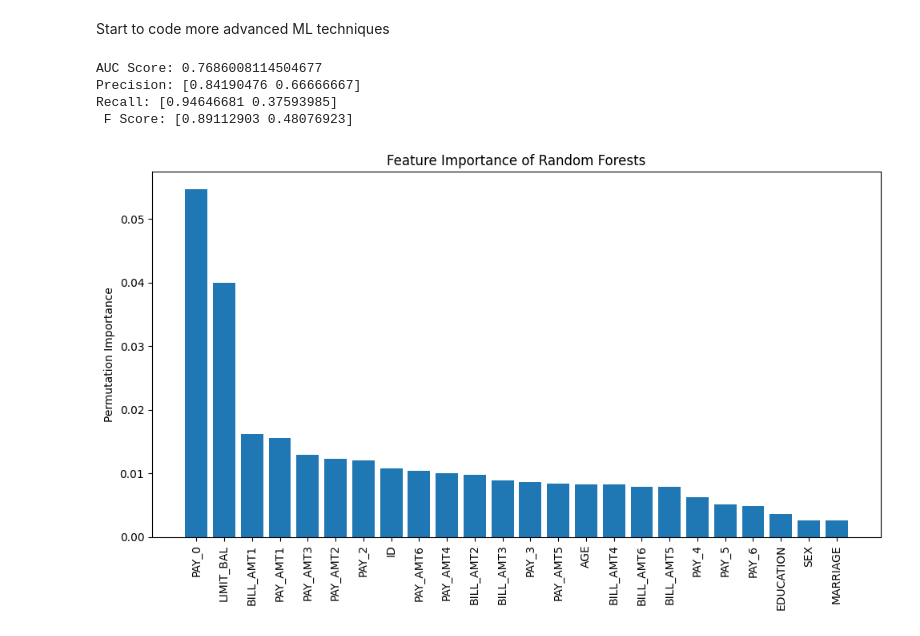
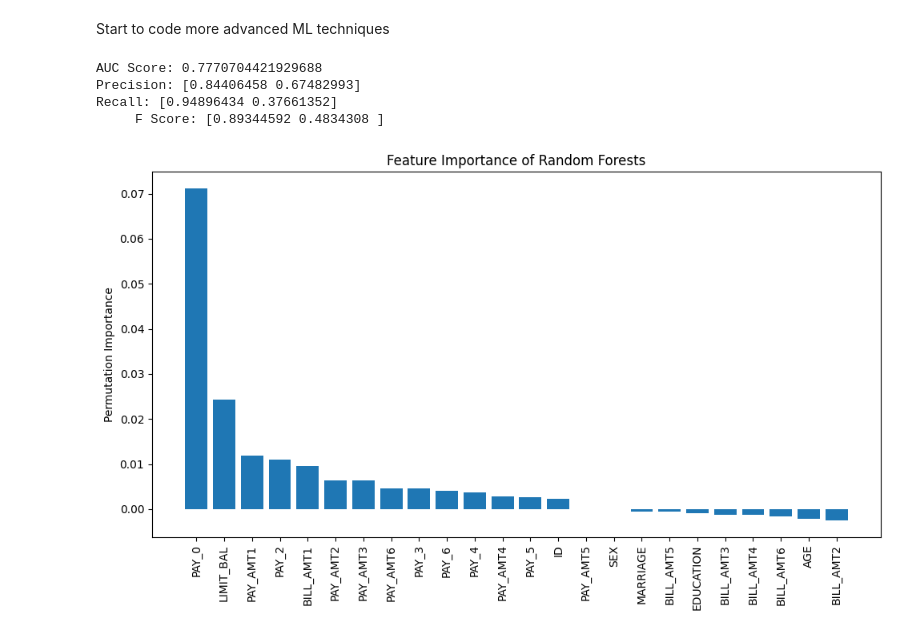
Before and after one commit to melakubu/DS340, a Jupyter notebook: DS340_models.ipynb, the cells around one changed output. Drawn from its saved outputs; the diff is of its cells as text; code cells hidden in the pictures.

```diff
--- a/DS340_models.ipynb
+++ b/DS340_models.ipynb
@@ -63,46 +114,19 @@ Start to code more advanced ML techniques
 # %%
 #Random Forests
 from sklearn.ensemble import RandomForestClassifier
 from sklearn.model_selection import GridSearchCV
 
 parameter_grid = {'n_estimators': [10,100,200,500,1000]}
 
-RF = RandomForestClassifier(n_jobs=-1)
-RF_gridsearch = GridSearchCV(RF,param_grid=parameter_grid,scoring='roc_auc',cv=5,n_jobs=-1)
+RF = RandomForestClassifier()
+RF_gridsearch = GridSearchCV(RF,param_grid=parameter_grid,scoring='roc_auc',cv=7,n_jobs=-1)
 
-RF_gridsearch.fit(x_train,y_train)
-
-y_pred = RF_gridsearch.predict(x_test)
-
-#Evaluations of all models will be based on AUC Score, Precision, Recall, and F score
-
-precision, recall, fscore, _ = precision_recall_fscore_support(y_test,y_pred)
-
-print(f'AUC Score: {RF_gridsearch.score(x_test,y_test)} \nPrecision: {precision} \nRecall: {recall} \n \
-F Score: {fscore}')
+title = 'Feature Importance of Random Forests'
+evaluate_model(RF_gridsearch,x_train,y_train,x_test,y_test)
+evaluate_features(RF_gridsearch,x_test,y_test,title)
 # %% [output]
-AUC Score: 0.7686008114504677
-Precision: [0.84190476 0.66666667]
-Recall: [0.94646681 0.37593985]
- F Score: [0.89112903 0.48076923]
+AUC Score: 0.7770704421929688
+Precision: [0.84406458 0.67482993]
+Recall: [0.94896434 0.37661352]
+     F Score: [0.89344592 0.4834308 ]
+[figure, added]
-# %%
-from sklearn.inspection import permutation_importance
-
-result = permutation_importance(RF_gridsearch, x_test, y_test, n_repeats=15)
-importances = result.importances_mean
-feature_names = feature_vec.columns
-
-sorted = np.argsort(importances)[::-1]
-
-sorted_features = feature_names[sorted]
-sorted_importances = importances[sorted]
-
-plt.figure(figsize=(10, 6))
-plt.bar(sorted_features, sorted_importances)
-plt.xticks(rotation=90)
-plt.ylabel("Permutation Importance")
-plt.title("Feature Importance of Random Forests")
-plt.tight_layout()
-plt.show()
-# %% [output]
-[figure, removed]
```
Also changed, not shown: parts of 6 cells of this notebook, 1 other file.
